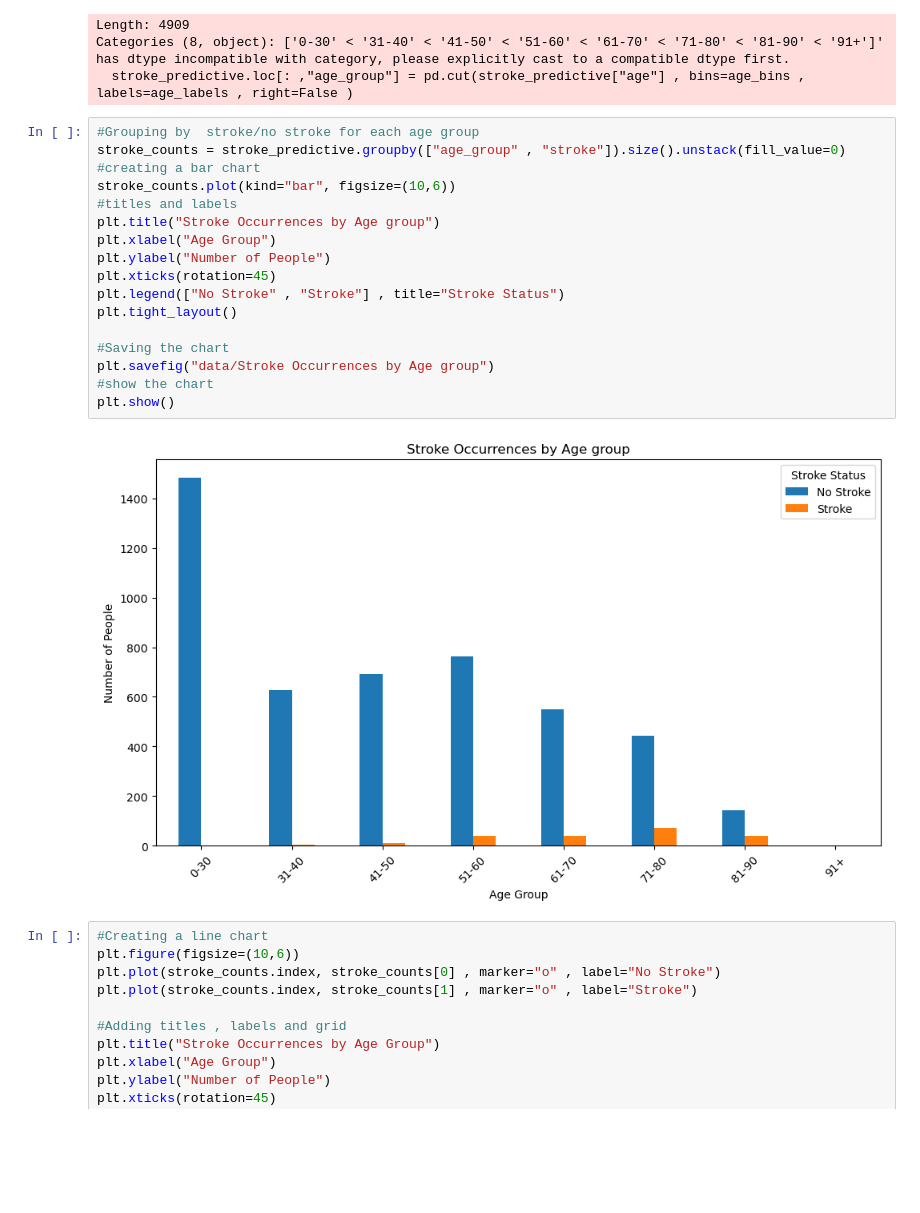
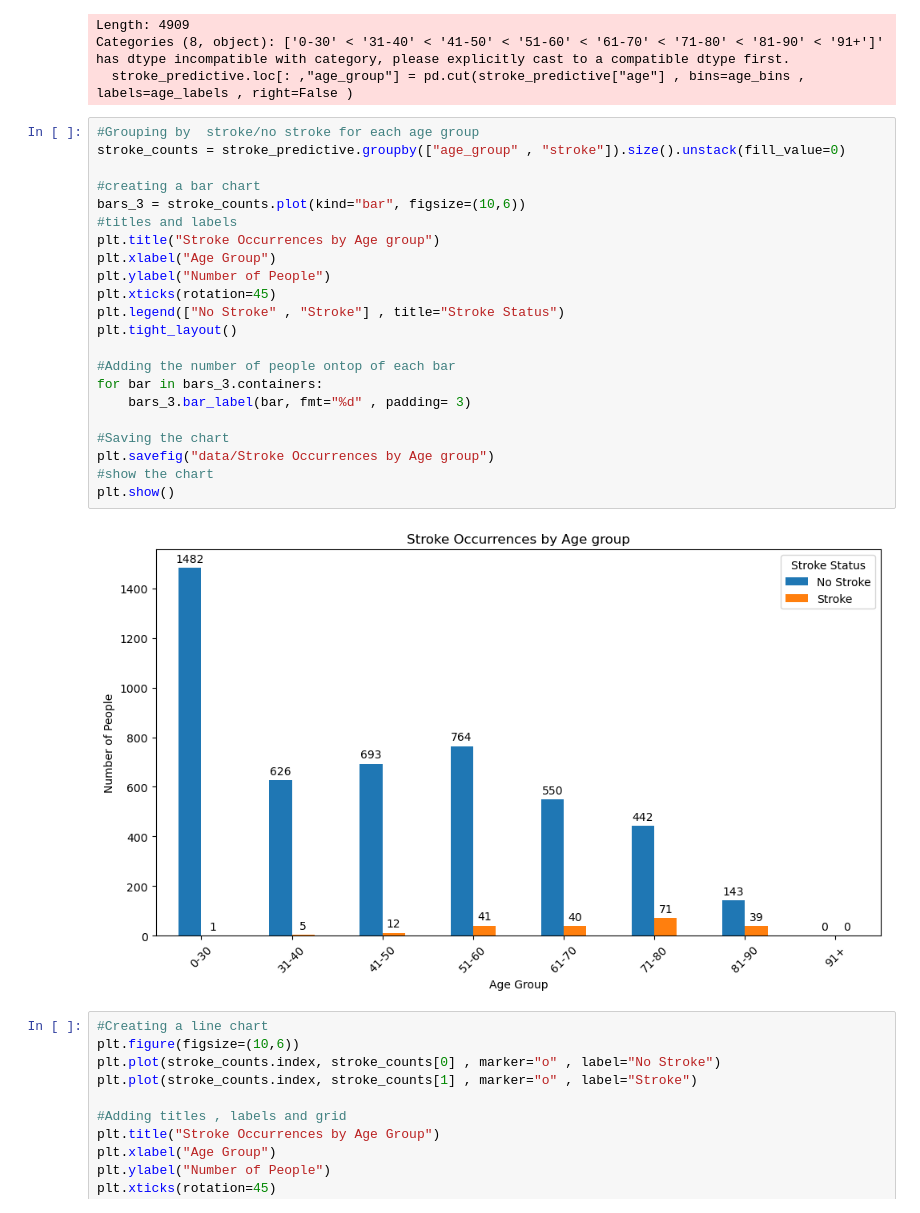
Before and after one commit to talazubi/project-1, a Jupyter notebook: cleaned_stroke_df.ipynb, the cells around one changed output. Cells and saved outputs as stored; diff of their text form; blank space fills up the shorter version.

Commit message:
adding updated code and remaining graphs

```diff
--- a/cleaned_stroke_df.ipynb
+++ b/cleaned_stroke_df.ipynb
@@ -180,22 +180,27 @@ Categories (8, object): ['0-30' < '31-40' < '41-50' < '51-60' < '61-70' < '71-80
 # %%
 #Grouping by  stroke/no stroke for each age group
 stroke_counts = stroke_predictive.groupby(["age_group" , "stroke"]).size().unstack(fill_value=0)
+
 #creating a bar chart
-stroke_counts.plot(kind="bar", figsize=(10,6))
+bars_3 = stroke_counts.plot(kind="bar", figsize=(10,6))
 #titles and labels
 plt.title("Stroke Occurrences by Age group")
 plt.xlabel("Age Group")
 plt.ylabel("Number of People")
 plt.xticks(rotation=45)
 plt.legend(["No Stroke" , "Stroke"] , title="Stroke Status")
 plt.tight_layout()
 
+#Adding the number of people ontop of each bar
+for bar in bars_3.containers:
+    bars_3.bar_label(bar, fmt="%d" , padding= 3)
+
 #Saving the chart
 plt.savefig("data/Stroke Occurrences by Age group")
 #show the chart
 plt.show()
 # %% [output]
-[figure, old version]
+[figure, new version]
 # %%
 #Creating a line chart
 plt.figure(figsize=(10,6))
```
Also changed, not shown: parts of 5 cells of this notebook, 5 other files.
